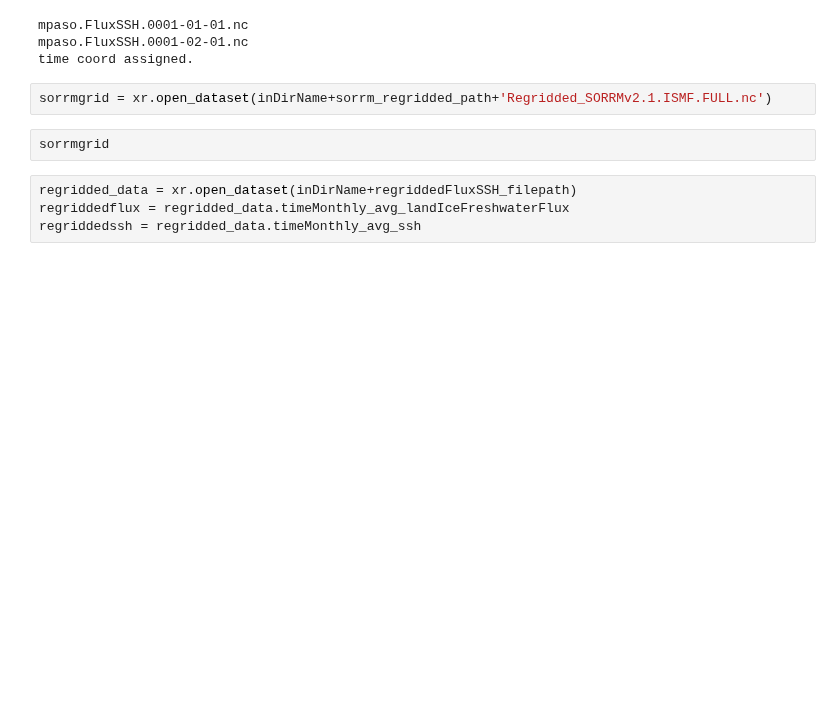
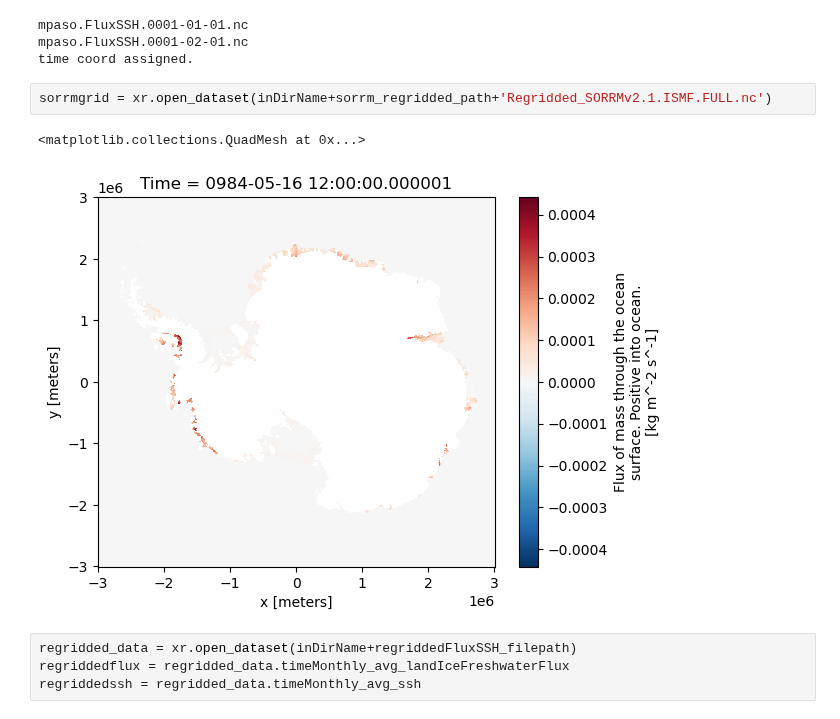
Before and after one commit to mshiv/aislens_emulation, a Jupyter notebook: notebooks/concatenate-dataset.ipynb, the cells around one changed output. Drawn from its saved outputs; the diff is of its cells as text; blank space fills up the shorter version.

```diff
--- a/notebooks/concatenate-dataset.ipynb
+++ b/notebooks/concatenate-dataset.ipynb
@@ -90,7 +90,9 @@ time coord assigned.
 # %%
 sorrmgrid = xr.open_dataset(inDirName+sorrm_regridded_path+'Regridded_SORRMv2.1.ISMF.FULL.nc')
 # %%
-sorrmgrid
+# %% [output]
+<matplotlib.collections.QuadMesh at 0x...>
+[figure, added]
 # %%
 regridded_data = xr.open_dataset(inDirName+regriddedFluxSSH_filepath)
 regriddedflux = regridded_data.timeMonthly_avg_landIceFreshwaterFlux
```
Also changed, not shown: 2 other files.
